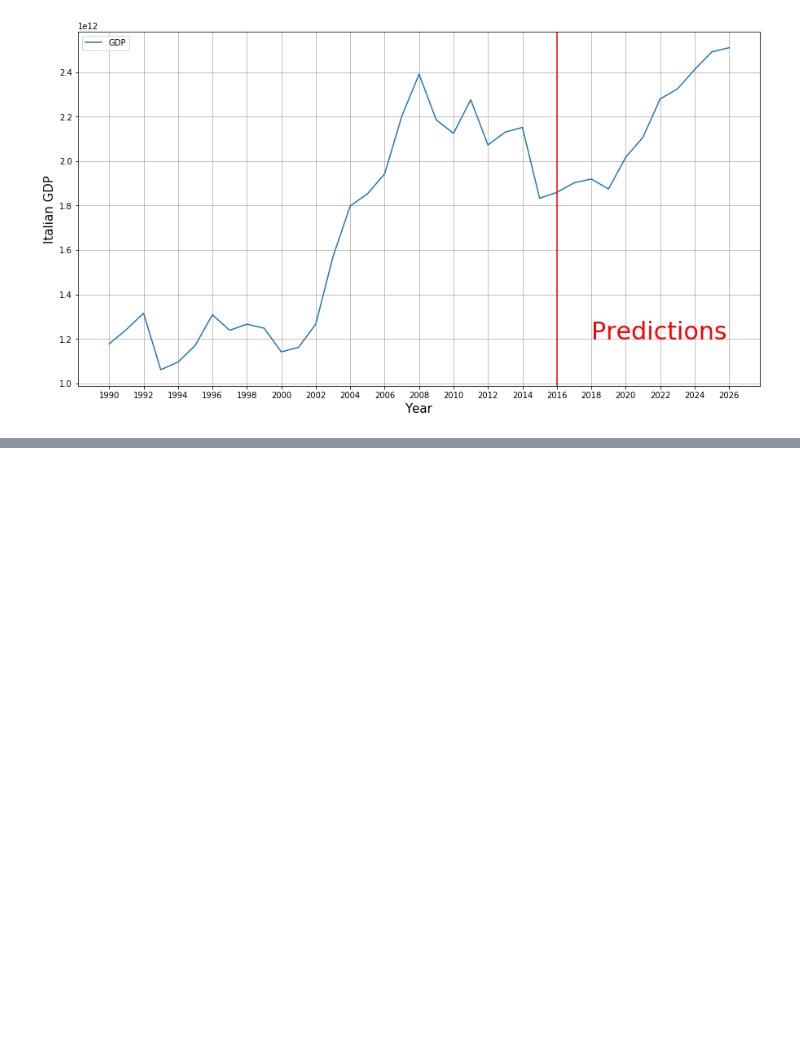
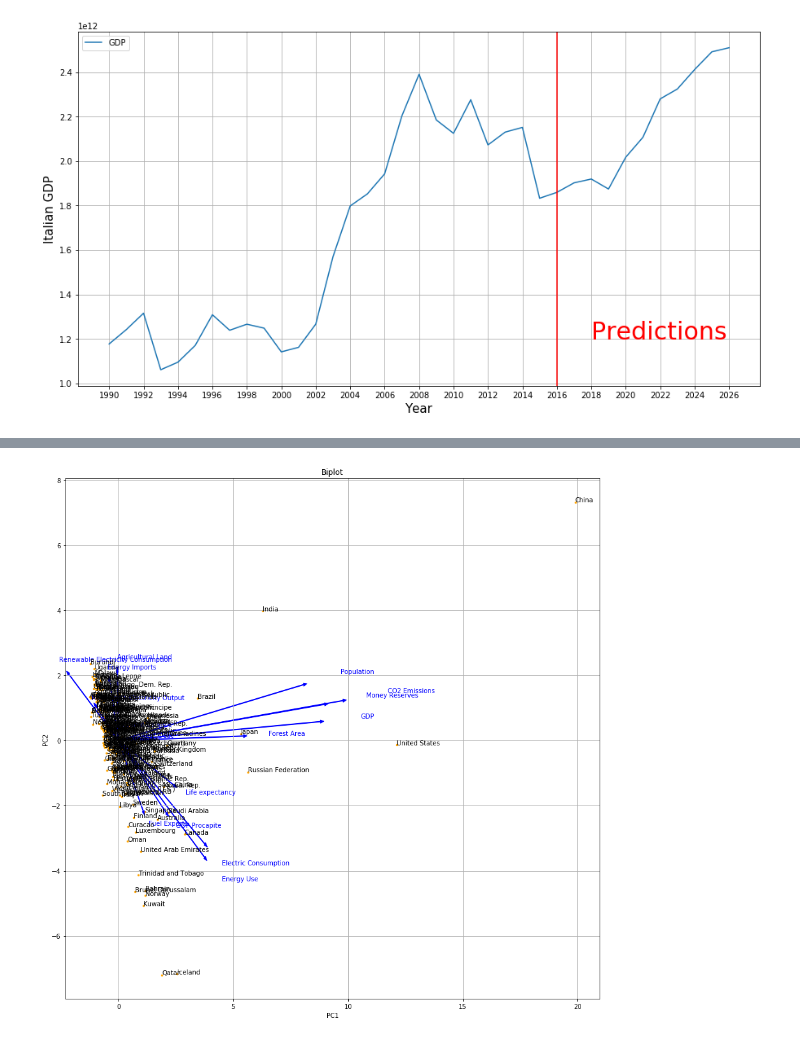
Before and after one commit to AngeloDamiani/DA-DDD-Project, a Jupyter notebook: main_notebook.ipynb, the cells around one changed output, grey strips where cells are left out. Saved outputs shown, nothing was run; the diff lists cells and outputs as text; code cells hidden in the pictures; blank space fills up the shorter version.

```diff
--- a/main_notebook.ipynb
+++ b/main_notebook.ipynb
@@ -225,0 +289,62 @@ plt.show()
+# %%
+from sklearn import decomposition
+from sklearn.preprocessing import StandardScaler
+
+interest_year = 2016
+target_df = df.loc[df['Year']==interest_year]
+
+target_df.set_index('Country', inplace=True)
+
+# Excluding year column
+target_df = target_df.drop(df.columns[[0]], axis=1)
+
+# Scaling
+scaler = StandardScaler()
+scaled_df = pd.DataFrame(scaler.fit_transform(target_df), columns=target_df.columns.values, index=target_df.index)
+
+# Number of components (in biplot I will choose just the principal 2 components)
+# I choose 14 to make
+n = target_df.shape[1]
+
+# Initialization
+pca = decomposition.PCA(n_components = n)
+pca.fit(scaled_df)
+
+# We take just two components
+xvector = pca.components_[0]
+yvector = pca.components_[1]
+
+# Projection on the new space
+data_transformed = pca.transform(scaled_df)
+data_transformed = pd.DataFrame(data_transformed, index=scaled_df.index)
+
+# I take just two columns (two components)
+# xs and ys are the projection on the two PCs
+xs = data_transformed.iloc[:,0]
+ys = data_transformed.iloc[:,1]
+
+## Plot
+# Points plotting
+fig = plt.figure(figsize=(15,15))
+ax = fig.add_subplot(1,1,1)
+ax.set_xlabel("PC1")
+ax.set_ylabel("PC2")
+ax.set_title("Biplot")
+ax.scatter(xs, ys, s=6, c="orange")
+
+# Vector plotting
+for i in range(len(xvector)):
+    plt.arrow(0, 0, xvector[i]*max(xs), yvector[i]*max(ys),
+              color='b', width=0.02, head_width=0.1)
+    plt.text(xvector[i]*max(xs)*1.2, yvector[i]*max(ys)*1.2,
+             list(target_df.columns.values)[i], color='b')
+
+# Annotation plotting
+index = list(pd.DataFrame(data_transformed, index=target_df.index).index)
+for i, txt in enumerate(index):
+    ax.annotate(txt, (xs[i],ys[i]))
+
+plt.grid()
+plt.show()
+# %% [output]
+[figure, added]
```
Also changed, not shown: parts of 9 cells of this notebook.
